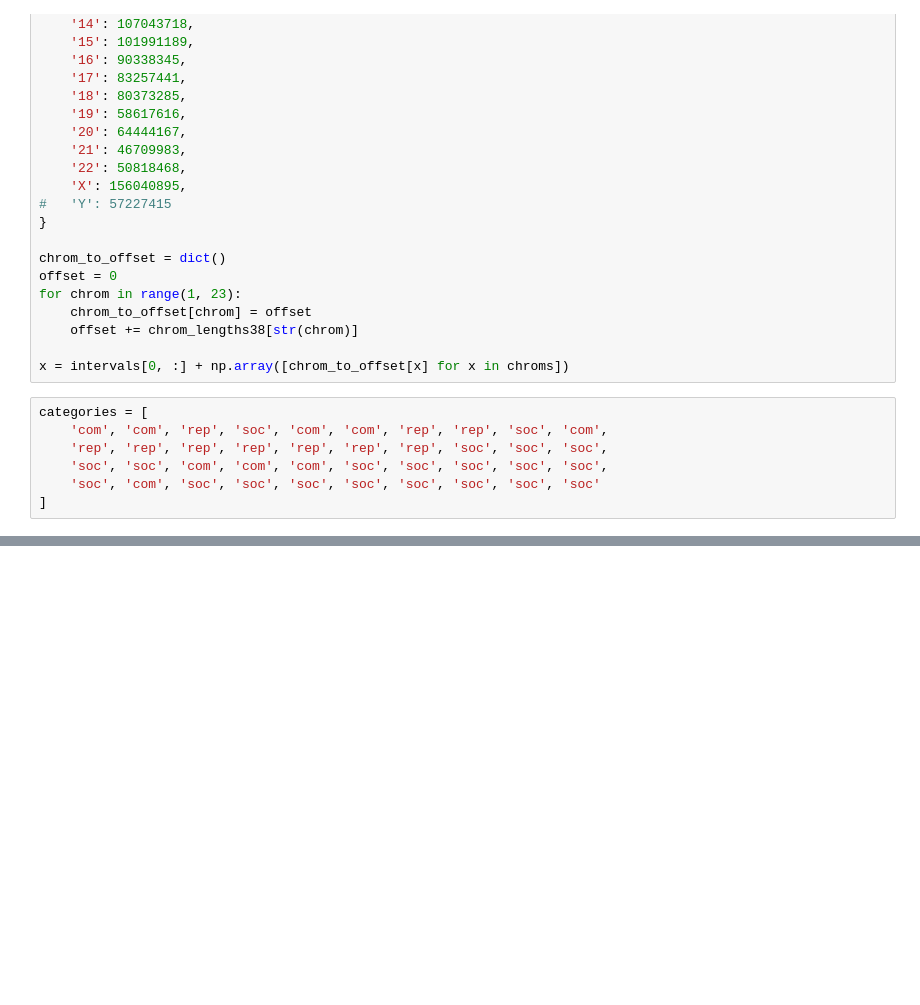
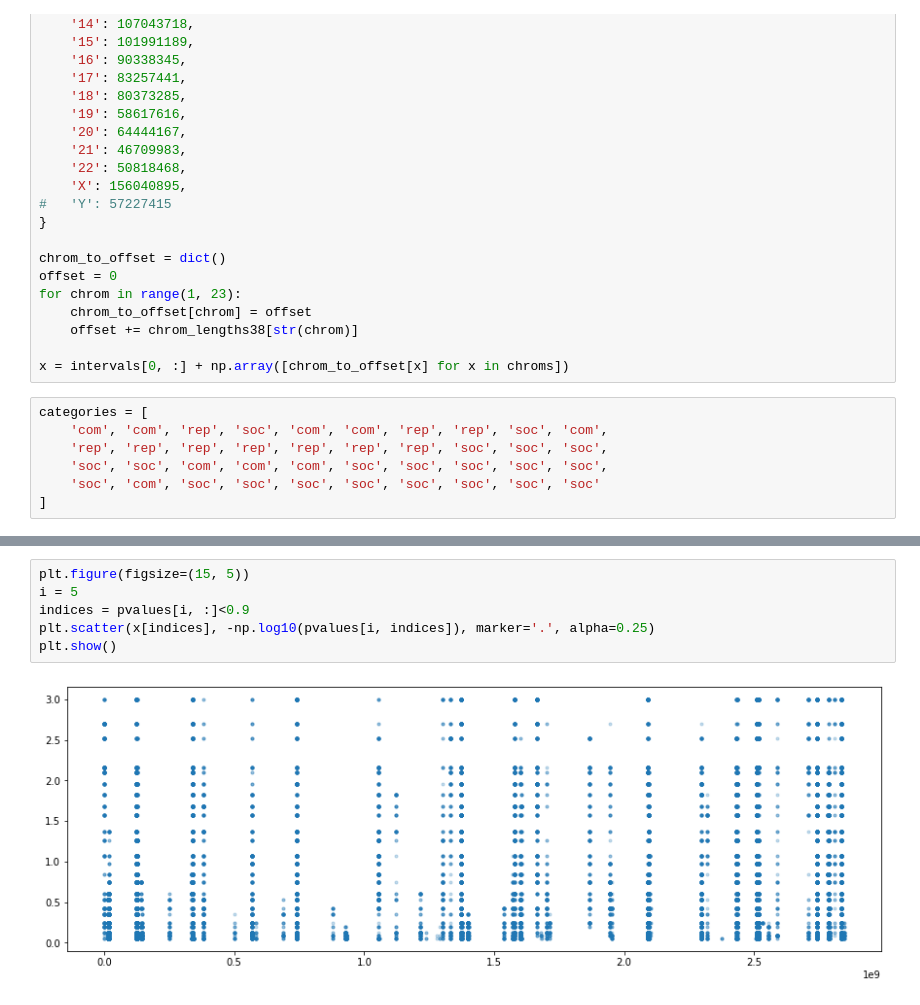
Before and after one commit to kpaskov/SibpairLinkage, a Jupyter notebook: analysis/Manhattan.ipynb, the cells around one changed output, grey strips where cells are left out. Drawn from its saved outputs; the diff is of its cells as text; blank space fills up the shorter version.

```diff
--- a/analysis/Manhattan.ipynb
+++ b/analysis/Manhattan.ipynb
@@ -58 +69,9 @@ print(pvalues.shape)
+# %%
+plt.figure(figsize=(15, 5))
+i = 5
+indices = pvalues[i, :]<0.9
+plt.scatter(x[indices], -np.log10(pvalues[i, indices]), marker='.', alpha=0.25)
+plt.show()
+# %% [output]
+[figure, added]
 # %%
```
Also changed, not shown: parts of 10 cells of this notebook, 2 other files.
